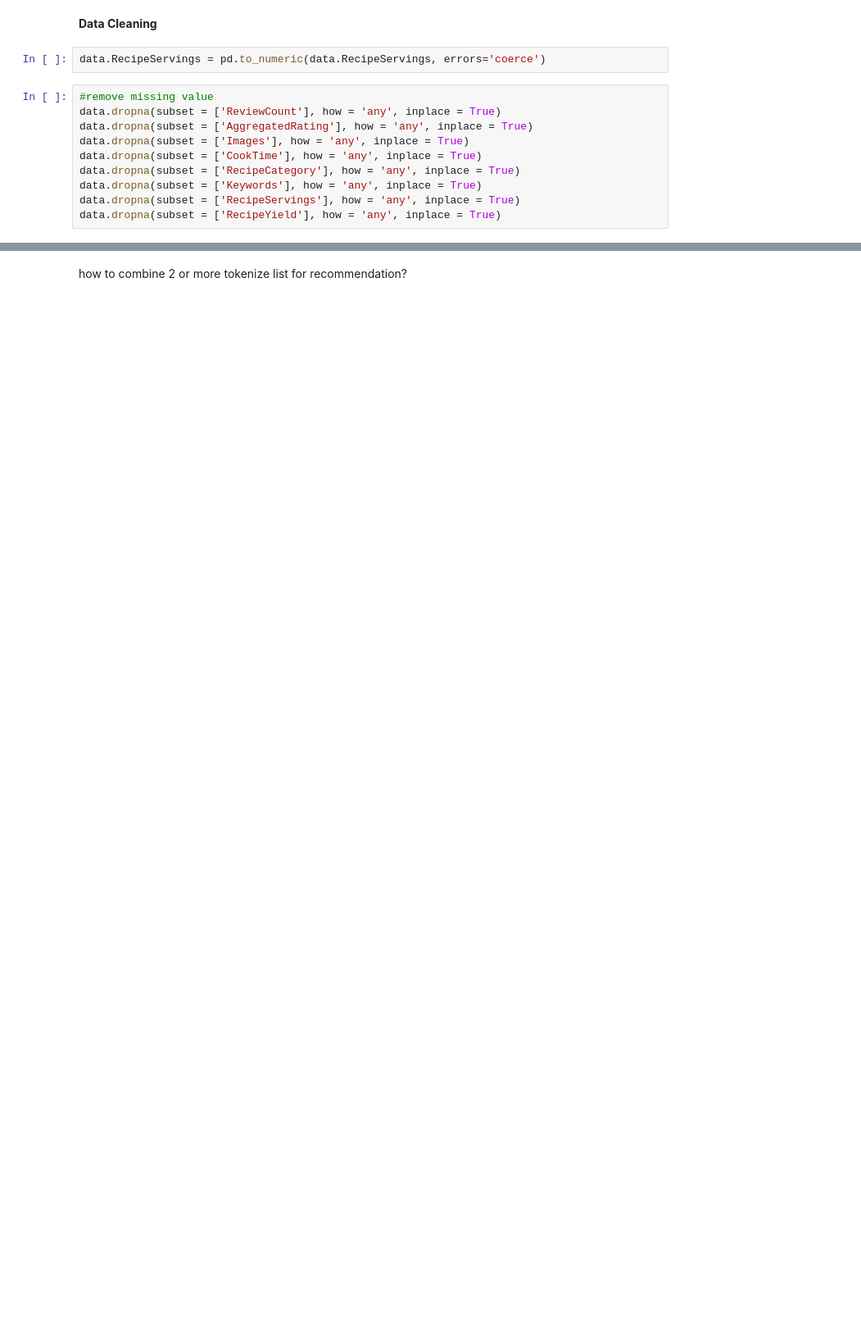
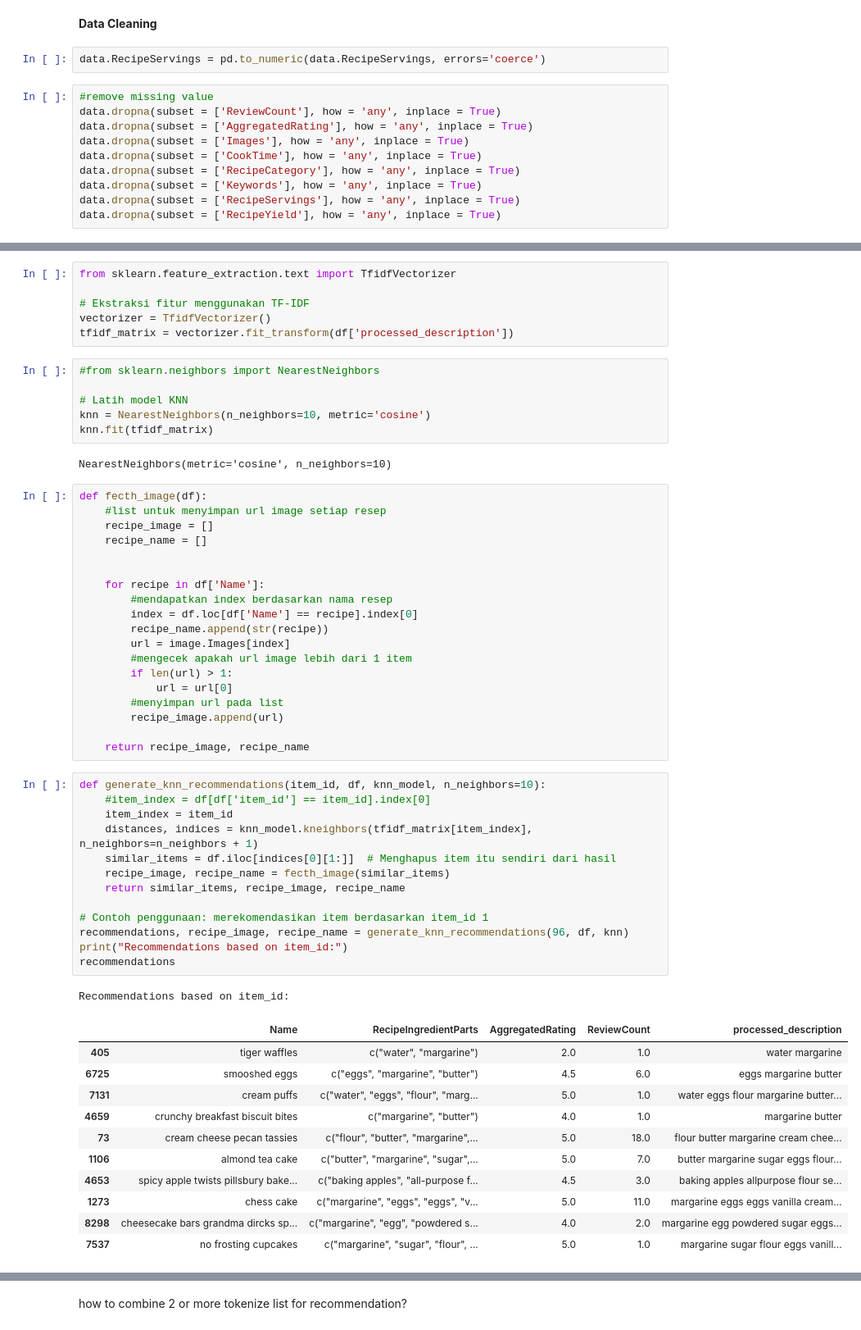
Before and after one commit to ShiningSolar/Recipe-Recommendation-System-With-Conten-Based-Filtering, a Jupyter notebook: Recipe Recommendation based on Ingredients.ipynb, the cells around one changed output, grey strips where cells are left out. Shown at 82% size. Drawn from its saved outputs; the diff is of its cells as text; blank space fills up the shorter version.

```diff
--- a/Recipe Recommendation based on Ingredients.ipynb
+++ b/Recipe Recommendation based on Ingredients.ipynb
@@ -307,0 +365,59 @@ recommendations
+# %%
+from sklearn.feature_extraction.text import TfidfVectorizer
+
+# Ekstraksi fitur menggunakan TF-IDF
+vectorizer = TfidfVectorizer()
+tfidf_matrix = vectorizer.fit_transform(df['processed_description'])
+# %%
+#from sklearn.neighbors import NearestNeighbors
+
+# Latih model KNN
+knn = NearestNeighbors(n_neighbors=10, metric='cosine')
+knn.fit(tfidf_matrix)
+# %% [output]
+NearestNeighbors(metric='cosine', n_neighbors=10)
+# %%
+def fecth_image(df):
+    #list untuk menyimpan url image setiap resep
+    recipe_image = []
+    recipe_name = []
+
+
+    for recipe in df['Name']:
+        #mendapatkan index berdasarkan nama resep
+        index = df.loc[df['Name'] == recipe].index[0]
+        recipe_name.append(str(recipe))
+        url = image.Images[index]
+        #mengecek apakah url image lebih dari 1 item
+        if len(url) > 1:
+            url = url[0]
+        #menyimpan url pada list
+        recipe_image.append(url)
+
+    return recipe_image, recipe_name
+# %%
+def generate_knn_recommendations(item_id, df, knn_model, n_neighbors=10):
+    #item_index = df[df['item_id'] == item_id].index[0]
+    item_index = item_id
+    distances, indices = knn_model.kneighbors(tfidf_matrix[item_index], n_neighbors=n_neighbors + 1)
+    similar_items = df.iloc[indices[0][1:]]  # Menghapus item itu sendiri dari hasil
+    recipe_image, recipe_name = fecth_image(similar_items)
+    return similar_items, recipe_image, recipe_name
+
+# Contoh penggunaan: merekomendasikan item berdasarkan item_id 1
+recommendations, recipe_image, recipe_name = generate_knn_recommendations(96, df, knn)
+print("Recommendations based on item_id:")
+recommendations
+# %% [output]
+Recommendations based on item_id:
+|  | Name | RecipeIngredientParts | AggregatedRating | ReviewCount | processed_description |
+| 405 | tiger waffles | c("water", "margarine") | 2.0 | 1.0 | water margarine |
+| 6725 | smooshed eggs | c("eggs", "margarine", "butter") | 4.5 | 6.0 | eggs margarine butter |
+| 7131 | cream puffs | c("water", "eggs", "flour", "marg... | 5.0 | 1.0 | water eggs flour margarine butter... |
+| 4659 | crunchy breakfast biscuit bites | c("margarine", "butter") | 4.0 | 1.0 | margarine butter |
+| 73 | cream cheese pecan tassies | c("flour", "butter", "margarine",... | 5.0 | 18.0 | flour butter margarine cream chee... |
+| 1106 | almond tea cake | c("butter", "margarine", "sugar",... | 5.0 | 7.0 | butter margarine sugar eggs flour... |
+| 4653 | spicy apple twists pillsbury bake... | c("baking apples", "all-purpose f... | 4.5 | 3.0 | baking apples allpurpose flour se... |
+| 1273 | chess cake | c("margarine", "eggs", "eggs", "v... | 5.0 | 11.0 | margarine eggs eggs vanilla cream... |
+| 8298 | cheesecake bars grandma dircks sp... | c("margarine", "egg", "powdered s... | 4.0 | 2.0 | margarine egg powdered sugar eggs... |
+| 7537 | no frosting cupcakes | c("margarine", "sugar", "flour", ... | 5.0 | 1.0 | margarine sugar flour eggs vanill... |
```
Also changed, not shown: parts of 25 cells of this notebook.
